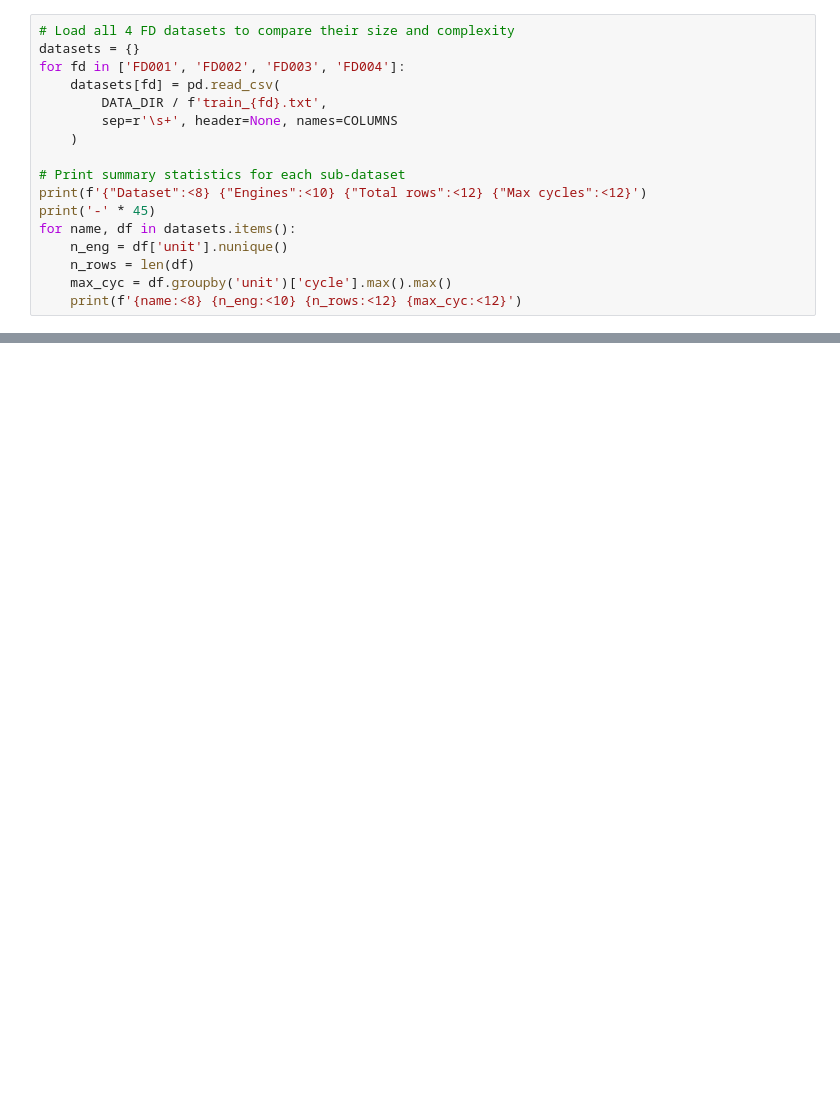
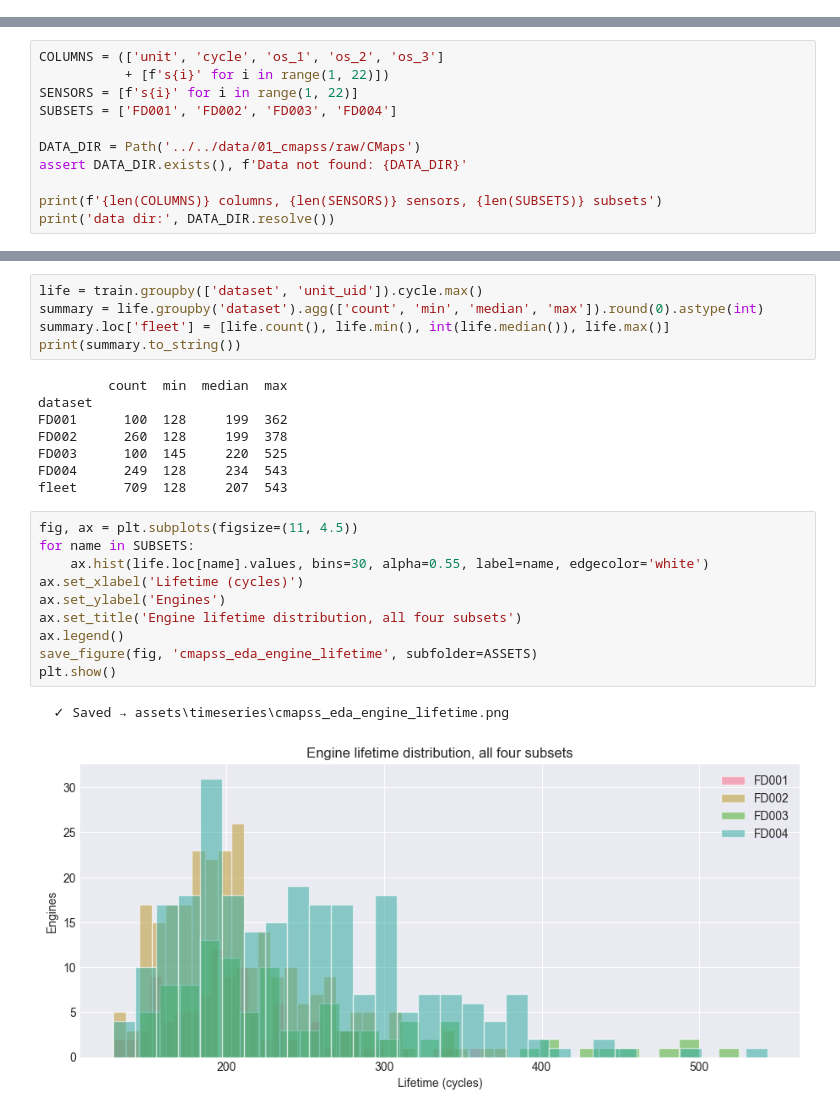
Before and after one commit to sergey-kasatov/arkon-manufacturing-ai, a Jupyter notebook: notebooks/01_timeseries/01_cmapss_eda.ipynb, the cells around one changed output, grey strips where cells are left out. Saved outputs shown, nothing was run; the diff lists cells and outputs as text; blank space fills up the shorter version.

```diff
--- a/notebooks/01_timeseries/01_cmapss_eda.ipynb
+++ b/notebooks/01_timeseries/01_cmapss_eda.ipynb
@@ -235,17 +0,0 @@ plt.show()
-# %%
-# Load all 4 FD datasets to compare their size and complexity
-datasets = {}
-for fd in ['FD001', 'FD002', 'FD003', 'FD004']:
-    datasets[fd] = pd.read_csv(
-        DATA_DIR / f'train_{fd}.txt',
-        sep=r'\s+', header=None, names=COLUMNS
-    )
-
-# Print summary statistics for each sub-dataset
-print(f'{"Dataset":<8} {"Engines":<10} {"Total rows":<12} {"Max cycles":<12}')
-print('-' * 45)
-for name, df in datasets.items():
-    n_eng = df['unit'].nunique()
-    n_rows = len(df)
-    max_cyc = df.groupby('unit')['cycle'].max().max()
-    print(f'{name:<8} {n_eng:<10} {n_rows:<12} {max_cyc:<12}')
@@ -286,0 +63,11 @@ plt.show()
+# %%
+COLUMNS = (['unit', 'cycle', 'os_1', 'os_2', 'os_3']
+           + [f's{i}' for i in range(1, 22)])
+SENSORS = [f's{i}' for i in range(1, 22)]
+SUBSETS = ['FD001', 'FD002', 'FD003', 'FD004']
+
+DATA_DIR = Path('../../data/01_cmapss/raw/CMaps')
+assert DATA_DIR.exists(), f'Data not found: {DATA_DIR}'
+
+print(f'{len(COLUMNS)} columns, {len(SENSORS)} sensors, {len(SUBSETS)} subsets')
+print('data dir:', DATA_DIR.resolve())
@@ -286,0 +172,26 @@ plt.show()
+# %%
+life = train.groupby(['dataset', 'unit_uid']).cycle.max()
+summary = life.groupby('dataset').agg(['count', 'min', 'median', 'max']).round(0).astype(int)
+summary.loc['fleet'] = [life.count(), life.min(), int(life.median()), life.max()]
+print(summary.to_string())
+# %% [output]
+         count  min  median  max
+dataset
+FD001      100  128     199  362
+FD002      260  128     199  378
+FD003      100  145     220  525
+FD004      249  128     234  543
+fleet      709  128     207  543
+# %%
+fig, ax = plt.subplots(figsize=(11, 4.5))
+for name in SUBSETS:
+    ax.hist(life.loc[name].values, bins=30, alpha=0.55, label=name, edgecolor='white')
+ax.set_xlabel('Lifetime (cycles)')
+ax.set_ylabel('Engines')
+ax.set_title('Engine lifetime distribution, all four subsets')
+ax.legend()
+save_figure(fig, 'cmapss_eda_engine_lifetime', subfolder=ASSETS)
+plt.show()
+# %% [output]
+  ✓ Saved → assets\timeseries\cmapss_eda_engine_lifetime.png
+[figure, added]
```
Also changed, not shown: parts of 56 cells of this notebook, 13 other files.
